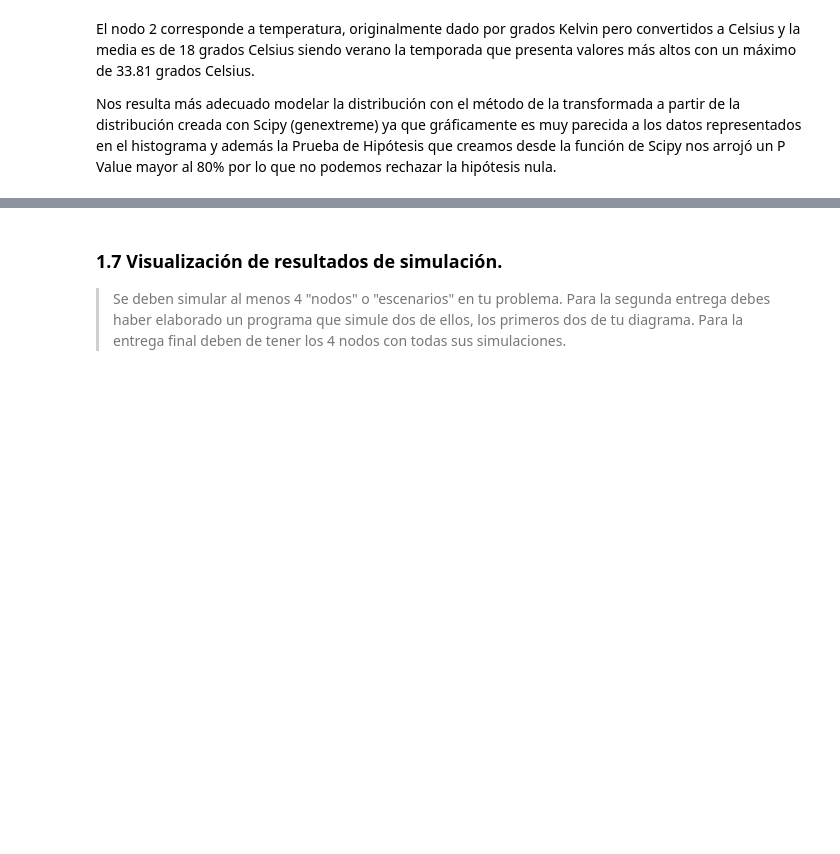
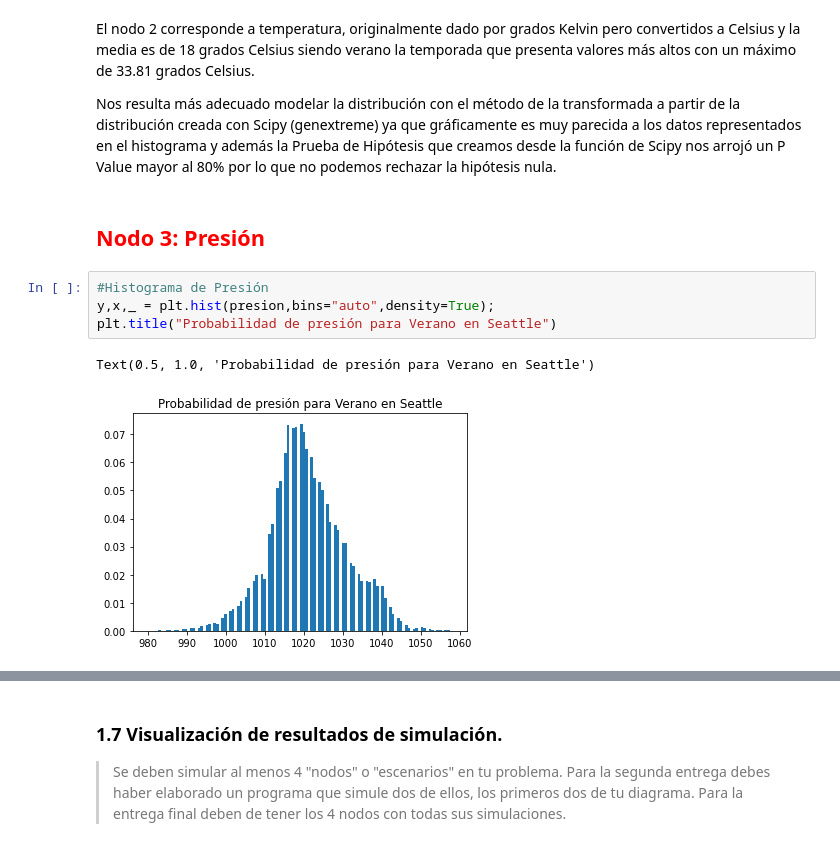
Before and after one commit to PintorOD1997/ProyectoConjunto_LandaverdeI_PintorD, a Jupyter notebook: ProyectoModulo1_OchoaD_MercadoI.ipynb, the cells around one changed output, grey strips where cells are left out. Saved outputs shown, nothing was run; the diff lists cells and outputs as text; blank space fills up the shorter version.

Commit message:
Nodos 3y4

```diff
--- a/ProyectoModulo1_OchoaD_MercadoI.ipynb
+++ b/ProyectoModulo1_OchoaD_MercadoI.ipynb
@@ -984,3 +984,12 @@ Se acepta la hipótesis nula, la media es igual a 18.12961819178021 con un 0.95
 El nodo 2 corresponde a temperatura, originalmente dado por grados Kelvin pero convertidos a Celsius y la media es de 18 grados Celsius siendo verano la temporada que presenta valores más altos con un máximo de 33.81 grados Celsius.
 
 Nos resulta más adecuado modelar la distribución con el método de la transformada a partir de la distribución creada con Scipy (genextreme) ya que gráficamente es muy parecida a los datos representados en el histograma y además la Prueba de Hipótesis que creamos desde la función de Scipy nos arrojó un P Value mayor al 80% por lo que no podemos rechazar la hipótesis nula.
+# %% [markdown]
+## <font color='red'>  Nodo 3: Presión
+# %%
+#Histograma de Presión
+y,x,_ = plt.hist(presion,bins="auto",density=True);
+plt.title("Probabilidad de presión para Verano en Seattle")
+# %% [output]
+Text(0.5, 1.0, 'Probabilidad de presión para Verano en Seattle')
+[figure, added]
```
Also changed, not shown: parts of 79 cells of this notebook.
